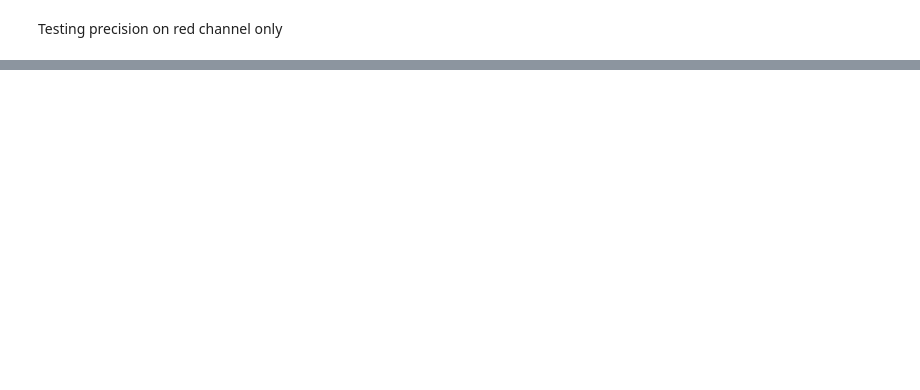
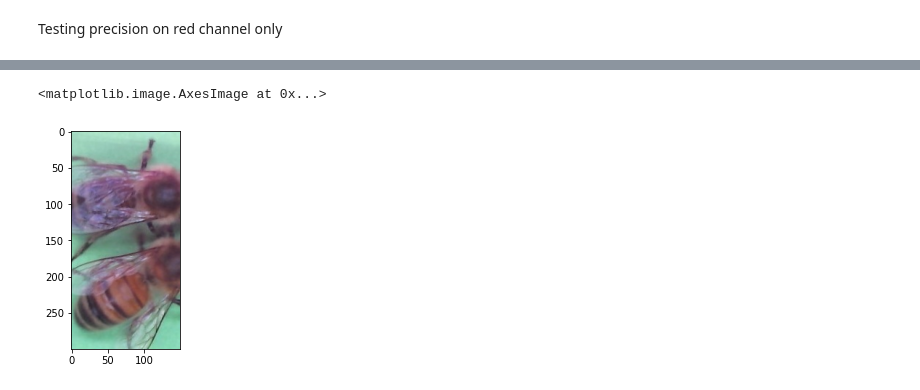
Before and after one commit to Meridor6919/BeeClassification, a Jupyter notebook: BeeClassification.ipynb, the cells around one changed output, grey strips where cells are left out. Saved outputs shown, nothing was run; the diff lists cells and outputs as text; code cells hidden in the pictures; blank space fills up the shorter version.

```diff
--- a/BeeClassification.ipynb
+++ b/BeeClassification.ipynb
@@ -97,0 +116,6 @@ model_all.evaluate(test_images, test_labels)
+# %%
+x = test_images[144]
+plt.imshow(x)
+# %% [output]
+<matplotlib.image.AxesImage at 0x...>
+[figure, added]
```
Also changed, not shown: parts of 13 cells of this notebook.
